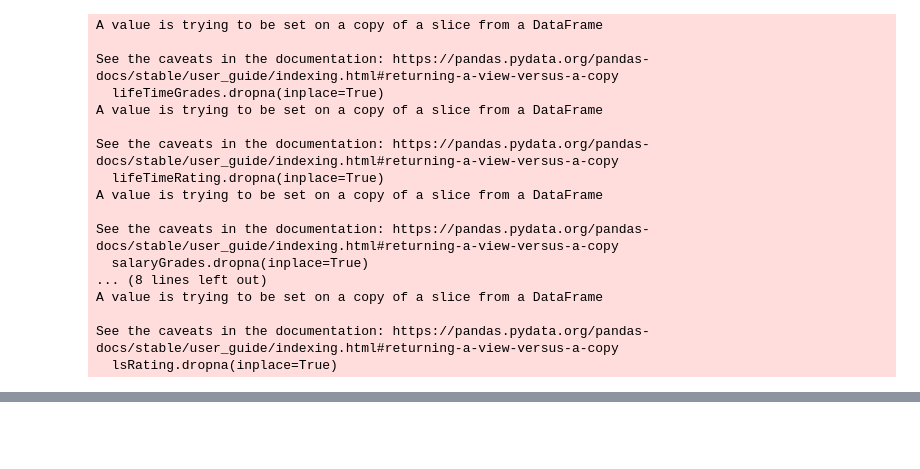
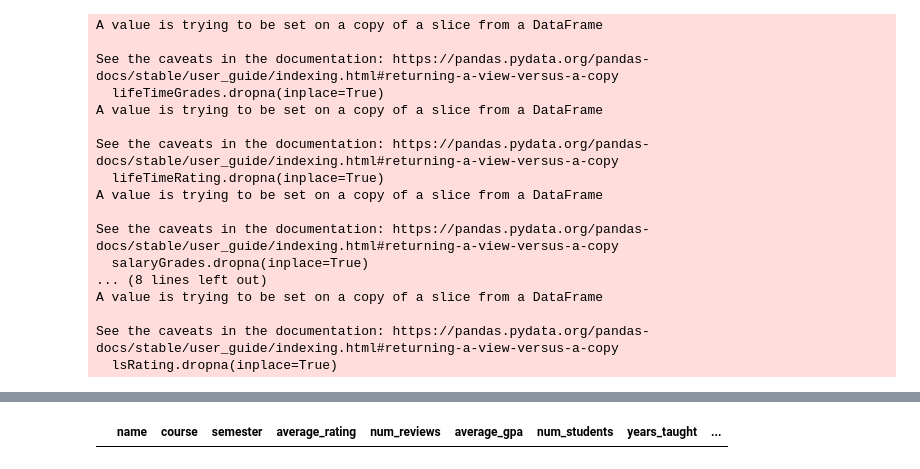
Before and after one commit to aaronl1661/teacherSalaryAnalysis, a Jupyter notebook: src/4_analysis/regression.ipynb, the cells around one changed output, grey strips where cells are left out. Cells and saved outputs as stored; diff of their text form; code cells hidden in the pictures; blank space fills up the shorter version.

```diff
--- a/src/4_analysis/regression.ipynb
+++ b/src/4_analysis/regression.ipynb
@@ -53,30 +51,5 @@ df
 | 2437 | TIM KIEMEL | KNES689M | spring 2015 | NaN | NaN | 4.0 | 5 | [2015, 2016, 2017, 2018, 2019, 20... | ... |
 | 2437 | TIM KIEMEL | KNES689W | spring 2012 | NaN | NaN | 3.67 | 6 | [2015, 2016, 2017, 2018, 2019, 20... | ... |
 52082 rows × 15 columns
-# %%
-for index, row in df.iterrows():
-    # if len(row['course']) * 6 != len(row['course']) + len(row['semester']) + len(row['average_rating']) + len(row['num_reviews']) + len(row['average_gpa']) + len(row['num_students']):
-    #     print('in here')
-
-    # for x in zip(row['course'], row['semester'], row['average_rating'], row['num_reviews'], row['average_gpa'], row['num_students']):
-    #     print(list(x))
-    # print('done')
-
-    if len(row['salaries']) * 3 == len(row['years_taught']) + len(row['salaries']) + len(row['departments']):
-        print('in here')
-# %%
-#Create column storing combined course data and salary data
-
-#order for combined_course_info is [course, semester, average_rating, num_reviews, average_gpa,
-# num_students]]
-
-df['combined_salary_info'] = np.empty((len(df), 0)).tolist()
-
-for index, row in df.iterrows():
-#     for i in range(len(row['course'])):
-#         df.iloc[index]['combined_course_info'].extend([list(x) for x in zip(row['course'], row['semester'], row['average_rating'], row['num_reviews'], row['average_gpa'], row['num_students'])])
-
-    for i in range(len(row['salaries'])):
-        df.iloc[index]['combined_salary_info'].extend([list(x) for x in zip(row['salaries'], row['years_taught'])])
 # %%
 df[['sem', 'year']] = df['semester'].str.split(' ', 1, expand=True)
@@ -495,0 +363,4 @@ categorizedRating = [int(rating) for rating in starRating]
+# %%
+df[df['current_salary'].isna()]
+# %% [output]
+|  | name | course | semester | average_rating | num_reviews | average_gpa | num_students | years_taught | ... |
```
Also changed, not shown: parts of 21 cells of this notebook, 1 other file.
